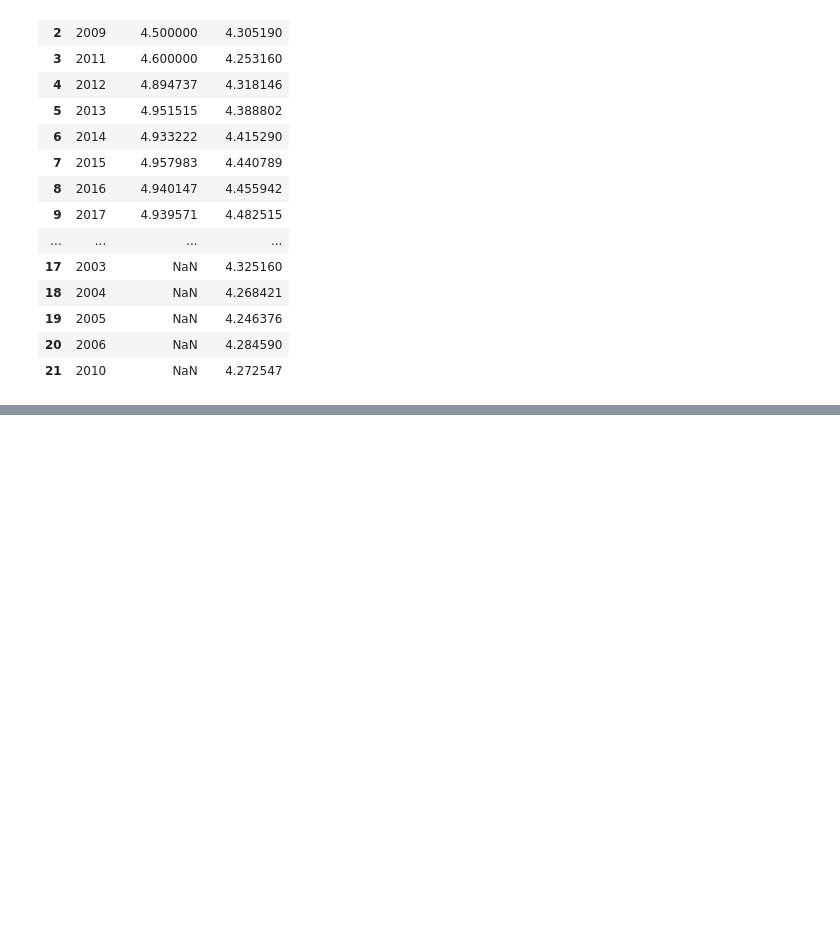
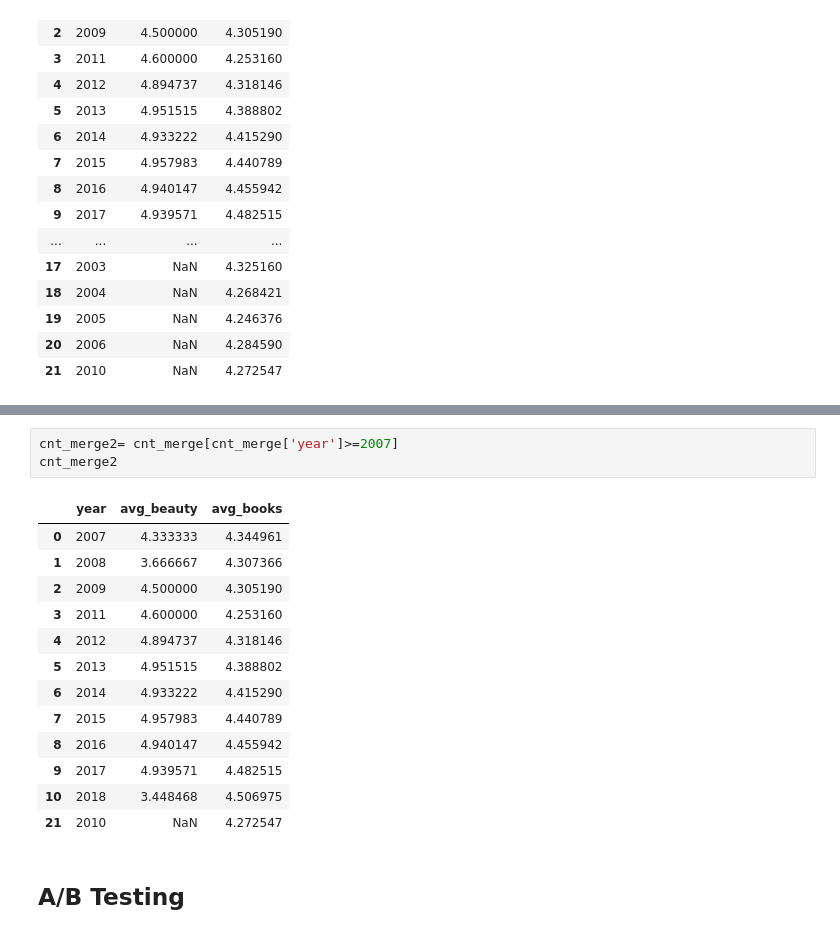
Before and after one commit to Nicole-LijuanChen/Patterns-in-Amazon-customer-ratings, a Jupyter notebook: data-cleaning.ipynb, the cells around one changed output, grey strips where cells are left out. Saved outputs shown, nothing was run; the diff lists cells and outputs as text; blank space fills up the shorter version.

```diff
--- a/data-cleaning.ipynb
+++ b/data-cleaning.ipynb
@@ -489,0 +502,19 @@ cnt_merge
+# %%
+cnt_merge2= cnt_merge[cnt_merge['year']>=2007]
+cnt_merge2
+# %% [output]
+|  | year | avg_beauty | avg_books |
+| 0 | 2007 | 4.333333 | 4.344961 |
+| 1 | 2008 | 3.666667 | 4.307366 |
+| 2 | 2009 | 4.500000 | 4.305190 |
+| 3 | 2011 | 4.600000 | 4.253160 |
+| 4 | 2012 | 4.894737 | 4.318146 |
+| 5 | 2013 | 4.951515 | 4.388802 |
+| 6 | 2014 | 4.933222 | 4.415290 |
+| 7 | 2015 | 4.957983 | 4.440789 |
+| 8 | 2016 | 4.940147 | 4.455942 |
+| 9 | 2017 | 4.939571 | 4.482515 |
+| 10 | 2018 | 3.448468 | 4.506975 |
+| 21 | 2010 | NaN | 4.272547 |
+# %% [markdown]
+## A/B Testing
```
Also changed, not shown: parts of 8 cells of this notebook.
